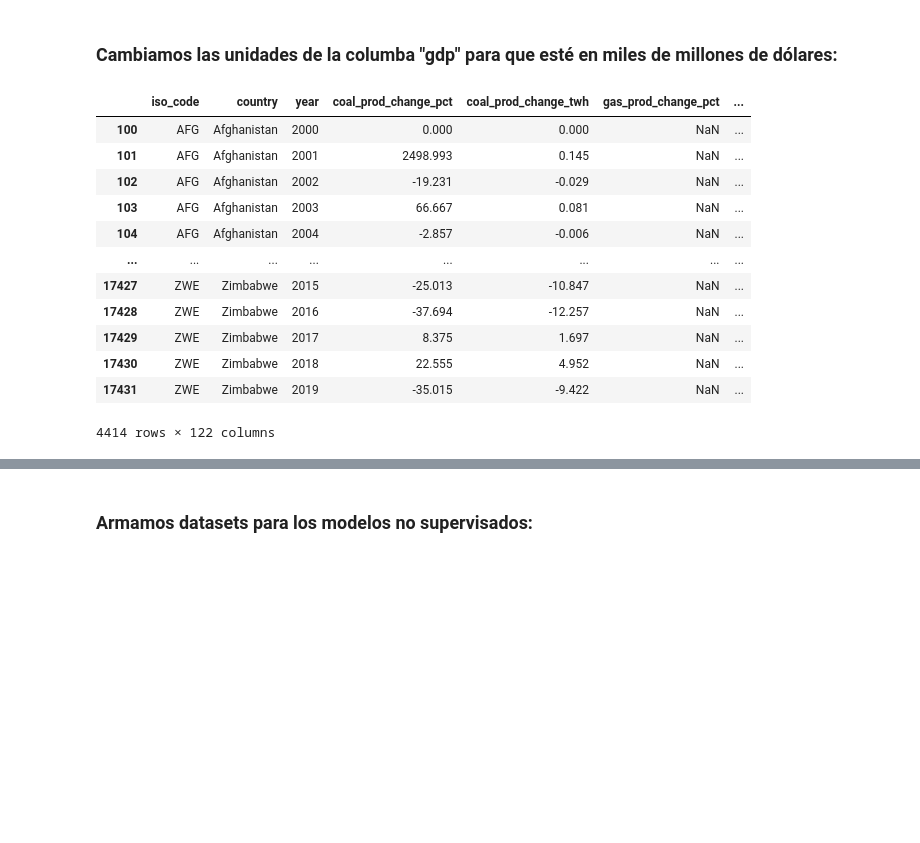
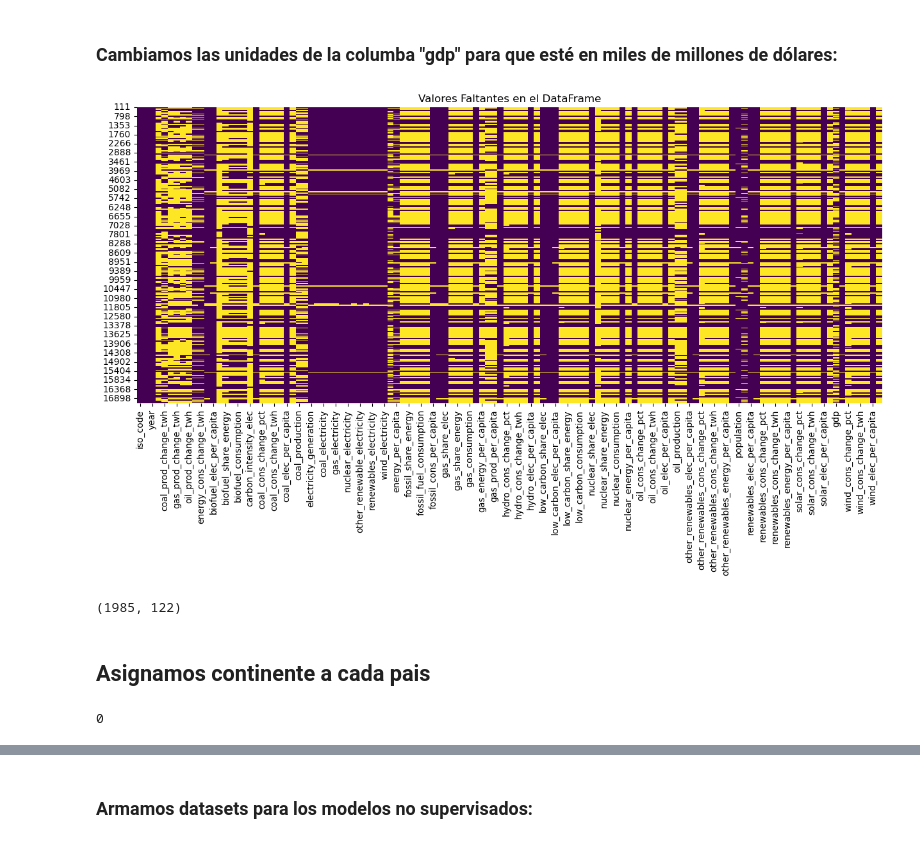
Before and after one commit to L-Ameneiro/EDA-Datasets, a Jupyter notebook: notebooks/limpieza_procesamiento_cem.ipynb, the cells around one changed output, grey strips where cells are left out. Cells and saved outputs as stored; diff of their text form; code cells hidden in the pictures; blank space fills up the shorter version.

```diff
--- a/notebooks/limpieza_procesamiento_cem.ipynb
+++ b/notebooks/limpieza_procesamiento_cem.ipynb
@@ -10,6 +11,0 @@ wec = pd.read_csv(r'..\\datasets\\World_Energy_Consumption.csv')
-# %%
-regiones = ["World", "Europe", "Africa", "Europe (other)", "Eastern Africa", "Asia Pacific", "CIS", "Central America", "Other Caribbean",
-'Other Middle East', 'Other Northern Africa', 'Other South America', 'Other Southern Africa', 'Western Africa', 'Other CIS',
- 'South & Central America', 'South Africa', 'Other Northern Africa', 'Other Asia & Pacific', 'OPEC', 'North America',
-  'Middle Africa', 'Middle East']
-wec = wec.loc[~wec['country'].isin(regiones)]
@@ -16,22 +17,25 @@ wec = wec.loc[~wec['country'].isin(regiones)]
+# %%
+wec = wec[~wec["iso_code"].isnull()]
+wec = wec[~(wec["country"] == "World")]
 # %% [markdown]
 ### Filtramos por "year" para quedarnos con las últimas dos décadas
 # %%
-wec = wec[(wec['year'] > 1999)]
+wec = wec[(wec['year'] > 2010)]
 # %% [markdown]
 ### Cambiamos las unidades de la columba "gdp" para que esté en miles de millones de dólares:
 # %%
 wec["gdp"] = wec["gdp"]/10**9
-# %% [output]
-|  | iso_code | country | year | coal_prod_change_pct | coal_prod_change_twh | gas_prod_change_pct | ... |
-| 100 | AFG | Afghanistan | 2000 | 0.000 | 0.000 | NaN | ... |
-| 101 | AFG | Afghanistan | 2001 | 2498.993 | 0.145 | NaN | ... |
-| 102 | AFG | Afghanistan | 2002 | -19.231 | -0.029 | NaN | ... |
-| 103 | AFG | Afghanistan | 2003 | 66.667 | 0.081 | NaN | ... |
-| 104 | AFG | Afghanistan | 2004 | -2.857 | -0.006 | NaN | ... |
-| ... | ... | ... | ... | ... | ... | ... | ... |
-| 17427 | ZWE | Zimbabwe | 2015 | -25.013 | -10.847 | NaN | ... |
-| 17428 | ZWE | Zimbabwe | 2016 | -37.694 | -12.257 | NaN | ... |
-| 17429 | ZWE | Zimbabwe | 2017 | 8.375 | 1.697 | NaN | ... |
-| 17430 | ZWE | Zimbabwe | 2018 | 22.555 | 4.952 | NaN | ... |
-| 17431 | ZWE | Zimbabwe | 2019 | -35.015 | -9.422 | NaN | ... |
-4414 rows × 122 columns
+# %%
+# visualización de valores faltantes
+plt.figure(figsize=(15, 6))
+sns.heatmap(wec.isnull(), cmap='viridis', cbar=False)
+plt.title('Valores Faltantes en el DataFrame')
+plt.show()
+# %% [output]
+[figure, added]
+# %%
+wec.shape
+# %% [output]
+(1985, 122)
+# %% [markdown]
+## Asignamos continente a cada pais
@@ -37,0 +54,5 @@ wec["gdp"] = wec["gdp"]/10**9
+# %%
+# Chequeamos que no quedaron filas sin continente asignado
+wec['continente'].isnull().sum()
+# %% [output]
+0
```
Also changed, not shown: parts of 48 cells of this notebook, 21 other files.
